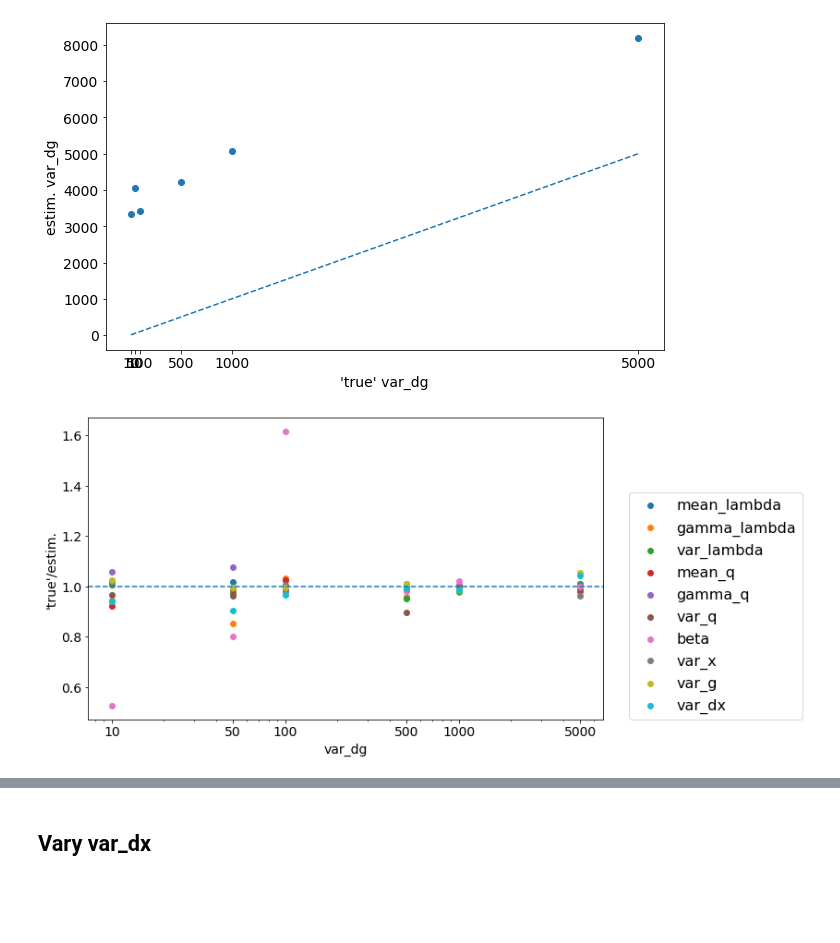
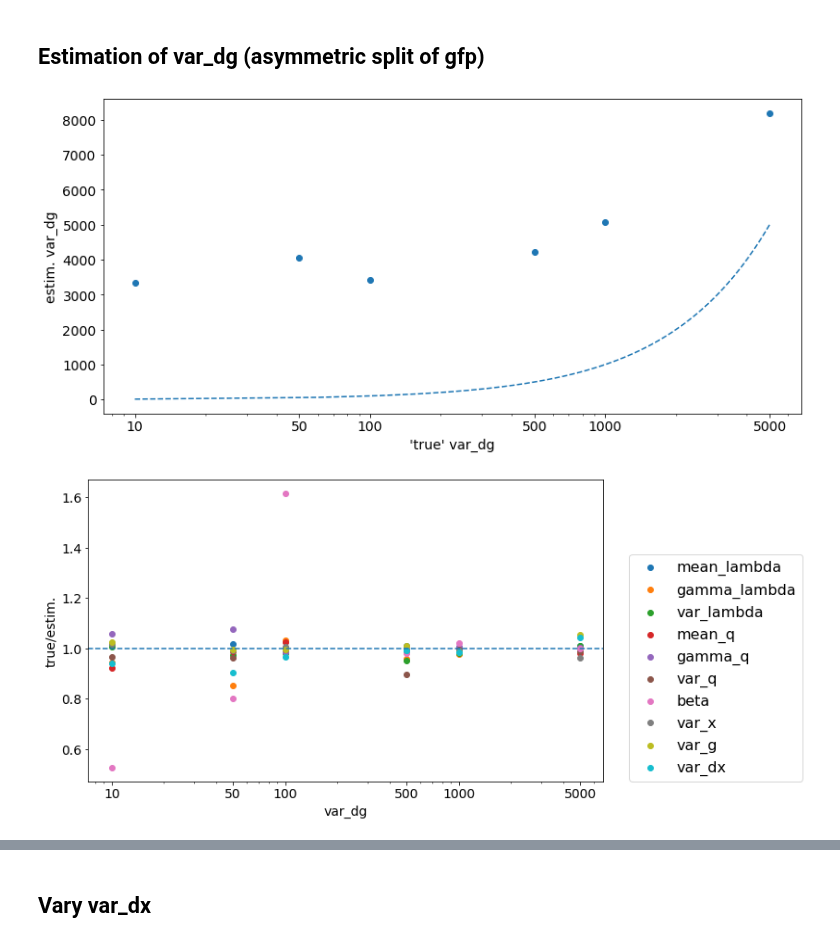
Before and after one commit to bjks/gfp_gaussian_process, a Jupyter notebook: notebooks/ggp_param_estim.ipynb, the cells around one changed output, grey strips where cells are left out. Drawn from its saved outputs; the diff is of its cells as text; code cells hidden in the pictures; blank space fills up the shorter version.

```diff
--- a/notebooks/ggp_param_estim.ipynb
+++ b/notebooks/ggp_param_estim.ipynb
@@ -1,7 +1,7 @@
 # %%
 from read_ggp_run import *
 # %%
-paramter_settings = {'mean_lambda': 'bound',
+params_config = {'mean_lambda': 'bound',
                     'gamma_lambda': 'bound',
                     'var_lambda': 'bound',
                     'mean_q': 'bound',
@@ -12,4 +12,16 @@ paramter_settings = {'mean_lambda': 'bound',
                     'var_g':'bound',
                     'var_dx':'bound',
                     'var_dg':'bound'}
+
+params_config2 = {'mean_lambda': 'bound',
+                    'gamma_lambda': 'bound',
+                    'var_lambda': 'bound',
+                    'mean_q': 'bound',
+                    'gamma_q': 'bound',
+                    'var_q':'bound',
+                    'beta':'bound',
+                    'var_x':'bound',
+                    'var_g':'bound',
+                    'var_dx':'bound',
+                    'var_dg':'fixed'}
 # %%
@@ -103,6 +146,8 @@ def plot_param_against_second(directory, sample, x_param, x_param_range, y_param
+# %% [markdown]
+## Estimation of var_dg (asymmetric split of gfp)
 # %%
-plot_true_vs_estim('../data/var_dg/var_dg_{:d}', 'var_dg_{:d}', "var_dg", [10, 50, 100, 500, 1000, 5000], log=False)
-plot_all_params('../data/var_dg/var_dg_{:d}', 'var_dg_{:d}', "var_dg", [10, 50, 100, 500, 1000, 5000], params_config)
+plot_true_vs_estim('../data/var_dg/var_dg_{:d}', 'var_dg_{:d}', "var_dg", [10, 50, 100, 500, 1000, 5000], params_config, log='x')
+plot_all_params('../data/var_dg/var_dg_{:d}', 'var_dg_{:d}', "var_dg", [10, 50, 100, 500, 1000, 5000], params_config, logx=True)
 # %% [output]
-[figure, old version]
+[figure, new version]
 [figure]
```
Also changed, not shown: parts of 11 cells of this notebook, 7 other files.
